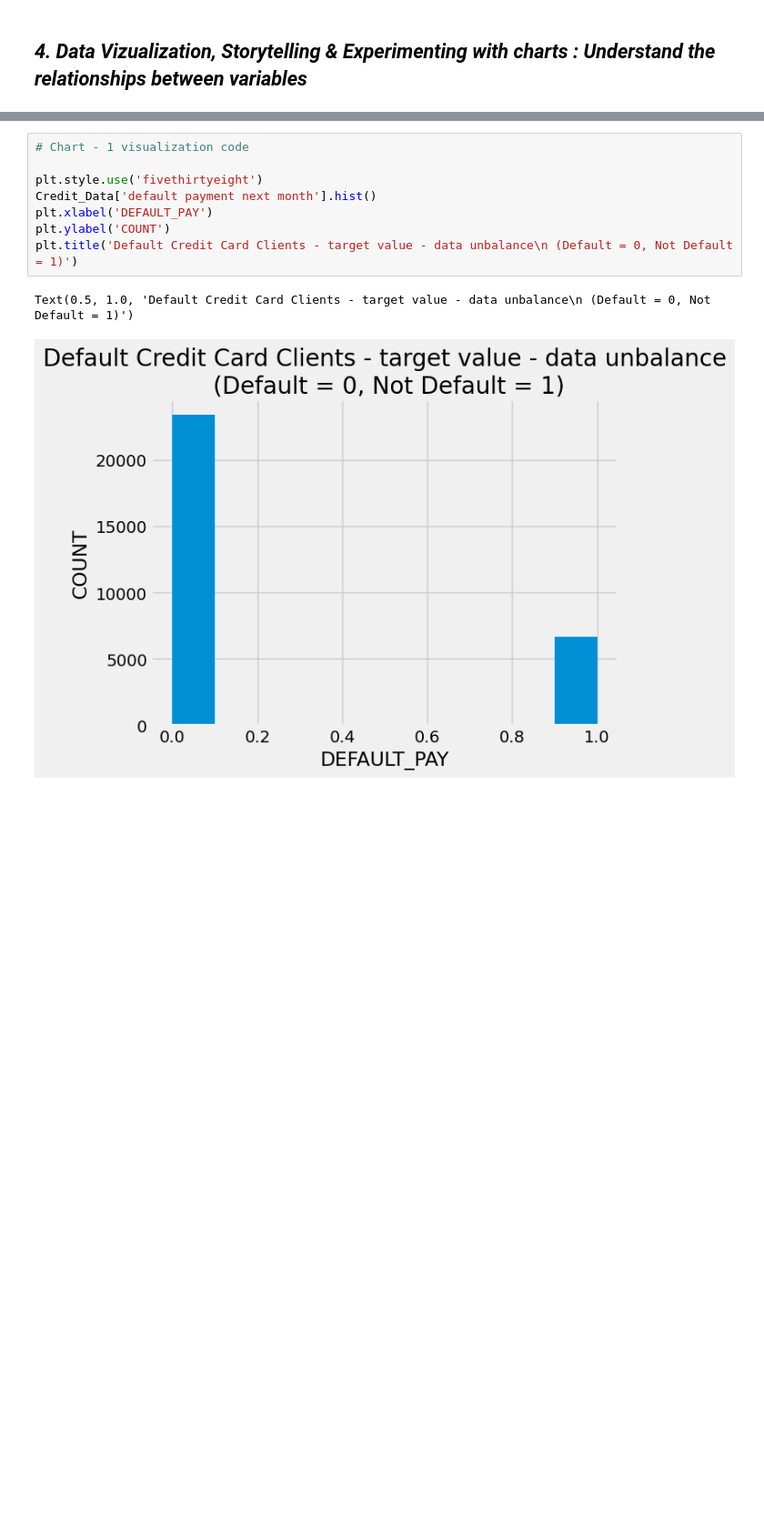
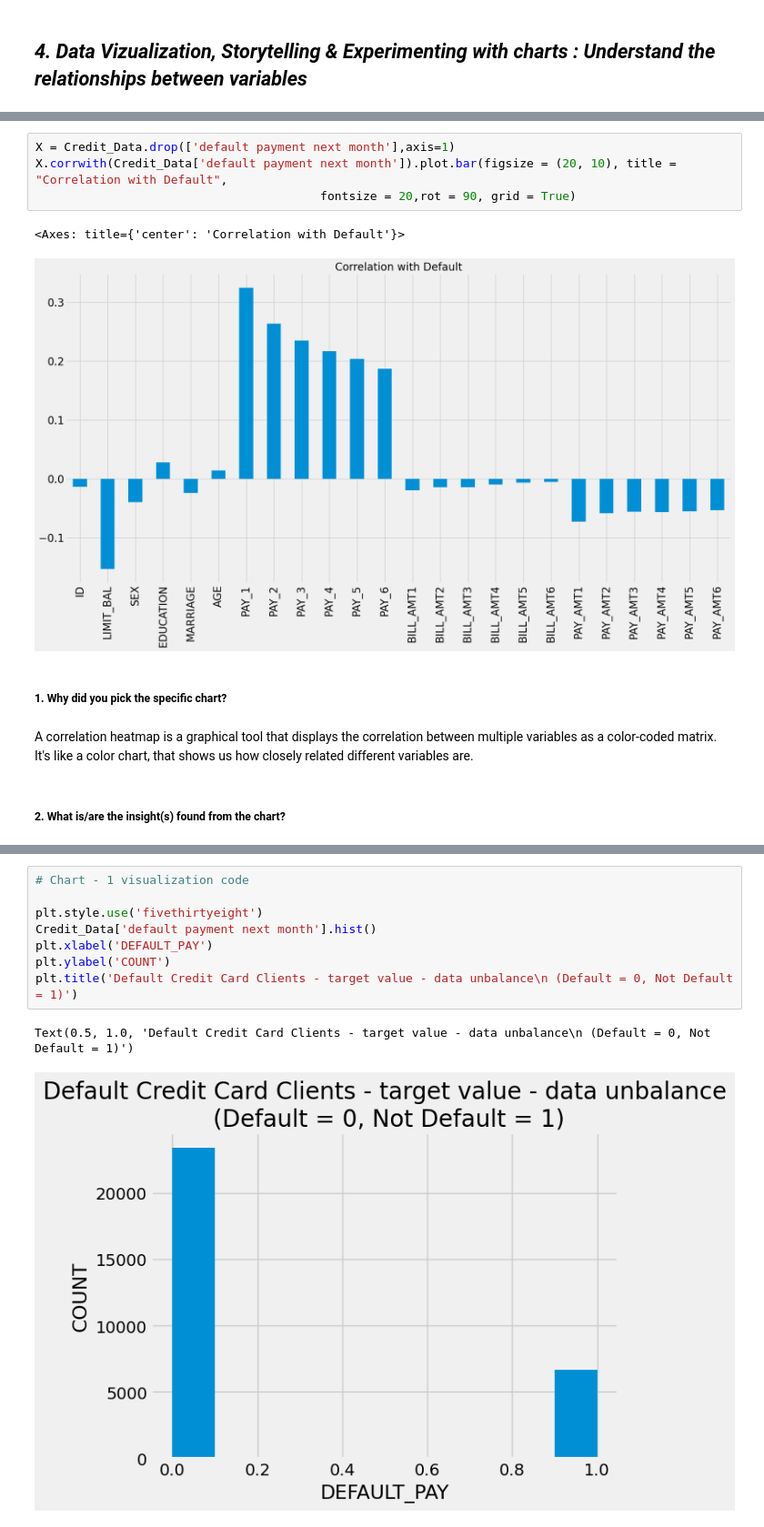
Before and after one commit to sourav03dutta/Credit-Card-Default-Prediction, a Jupyter notebook: Credit_Card_Default_Prediction.ipynb, the cells around one changed output, grey strips where cells are left out. Shown at 91% size. Cells and saved outputs as stored; diff of their text form; blank space fills up the shorter version.

```diff
--- a/Credit_Card_Default_Prediction.ipynb
+++ b/Credit_Card_Default_Prediction.ipynb
@@ -309,0 +357,13 @@ Answer Here.
+# %%
+X = Credit_Data.drop(['default payment next month'],axis=1)
+X.corrwith(Credit_Data['default payment next month']).plot.bar(figsize = (20, 10), title = "Correlation with Default",
+                                        fontsize = 20,rot = 90, grid = True)
+# %% [output]
+<Axes: title={'center': 'Correlation with Default'}>
+[figure, added]
+# %% [markdown]
+##### 1. Why did you pick the specific chart?
+# %% [markdown]
+A correlation heatmap is a graphical tool that displays the correlation between multiple variables as a color-coded matrix. It's like a color chart, that shows us how closely related different variables are.
+# %% [markdown]
+##### 2. What is/are the insight(s) found from the chart?
```
Also changed, not shown: parts of 184 cells of this notebook.
